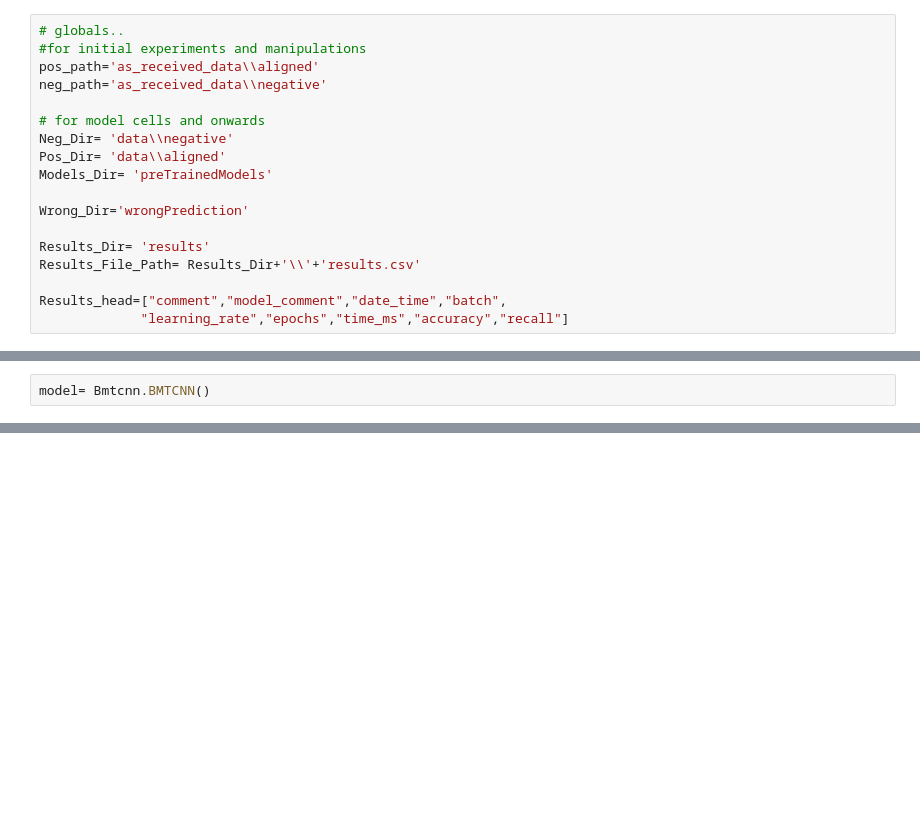
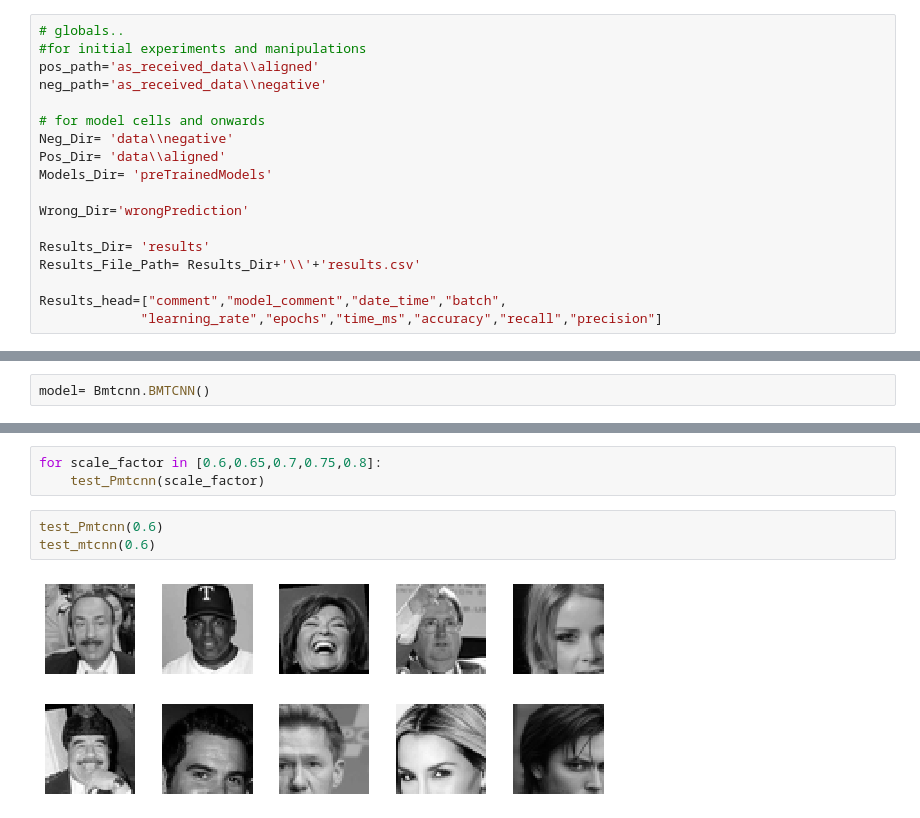
Before and after one commit to 21kc-caracol/FastFaceValidator, a Jupyter notebook: MyKerasCnn_FastFaceValidator.ipynb, the cells around one changed output, grey strips where cells are left out. Drawn from its saved outputs; the diff is of its cells as text; blank space fills up the shorter version.

```diff
--- a/MyKerasCnn_FastFaceValidator.ipynb
+++ b/MyKerasCnn_FastFaceValidator.ipynb
@@ -45,4 +50,4 @@ Results_Dir= 'results'
 Results_File_Path= Results_Dir+'\\'+'results.csv'
 
 Results_head=["comment","model_comment","date_time","batch",
-             "learning_rate","epochs","time_ms","accuracy","recall"]
+             "learning_rate","epochs","time_ms","accuracy","recall","precision"]
@@ -69,0 +758,9 @@ True
+# %%
+for scale_factor in [0.6,0.65,0.7,0.75,0.8]:
+    test_Pmtcnn(scale_factor)
+# %%
+test_Pmtcnn(0.6)
+test_mtcnn(0.6)
+# %% [output]
+[figure, added]
+[figure, added]
```
Also changed, not shown: parts of 17 cells of this notebook, 2 other files.
